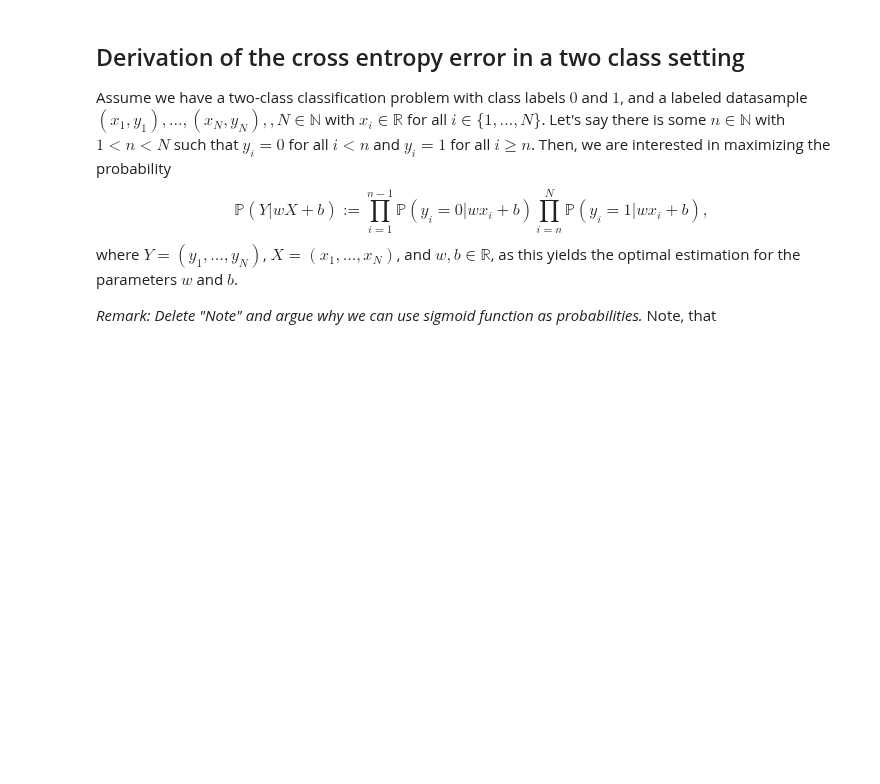
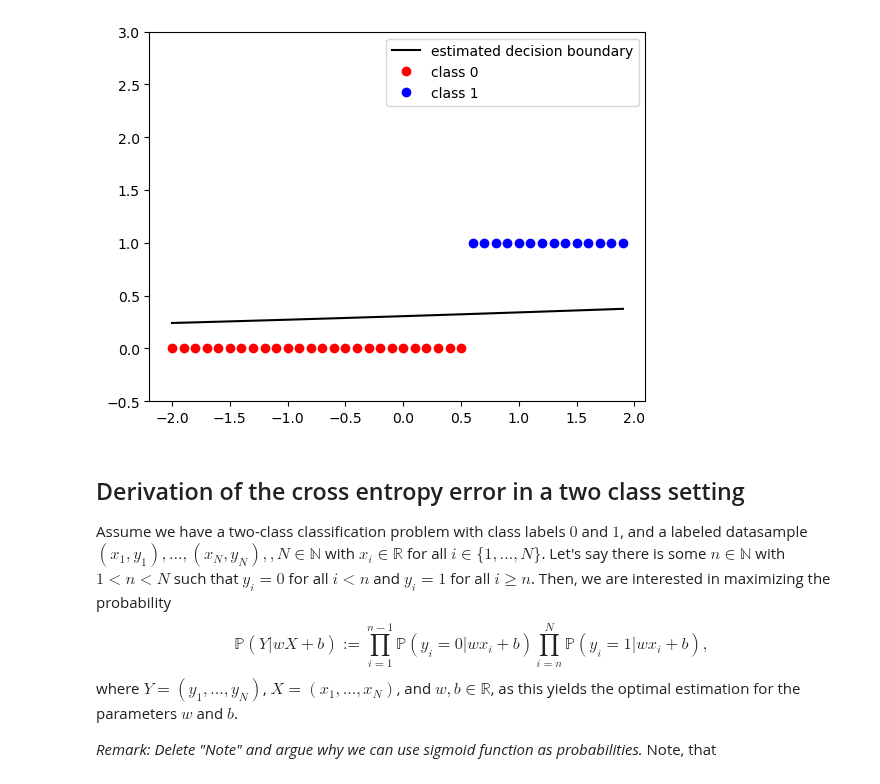
Before and after one commit to LinusLach/Blog, a Jupyter notebook: posts/post-with-code/Pytorch/Intro_Classification_NN.ipynb, the cells around one changed output. Cells and saved outputs as stored; diff of their text form; code cells hidden in the pictures; blank space fills up the shorter version.

```diff
--- a/posts/post-with-code/Pytorch/Intro_Classification_NN.ipynb
+++ b/posts/post-with-code/Pytorch/Intro_Classification_NN.ipynb
@@ -58,0 +149,5 @@ data_2 = Data_2()
+# %%
+dim_in = 2; dim_out = 1
+f = nn.Linear(dim_in,dim_out)
+x = torch.tensor([0.0,1.0])
+print(f(x))
@@ -59,12 +165,8 @@ data_2 = Data_2()
 # %%
-class logistic_regression(nn.Module):
+class Logistic_regression(nn.Module):
     def __init__(self,n_inputs):
-        super(logistic_regression, self).__init__()
+        super(Logistic_regression, self).__init__()
         self.linear = nn.Linear(n_inputs,1)
 
     def forward(self,x):
         return torch.sigmoid(self.linear(x))
-
-def BinaryCELoss(yhat,y):
-    eps = 9e-10
-    return -1*torch.mean(y*torch.log(yhat+eps)+(1-y)*torch.log(1-yhat+eps))
@@ -70,0 +185,6 @@ def BinaryCELoss(yhat,y):
+# %%
+model = Logistic_regression(1)
+x = torch.arange(-2,2,0.1).view(-1,1)
+plot_data_2(data_2, model = model, est_line=True)
+# %% [output]
+[figure, added]
```
Also changed, not shown: parts of 27 cells of this notebook.
